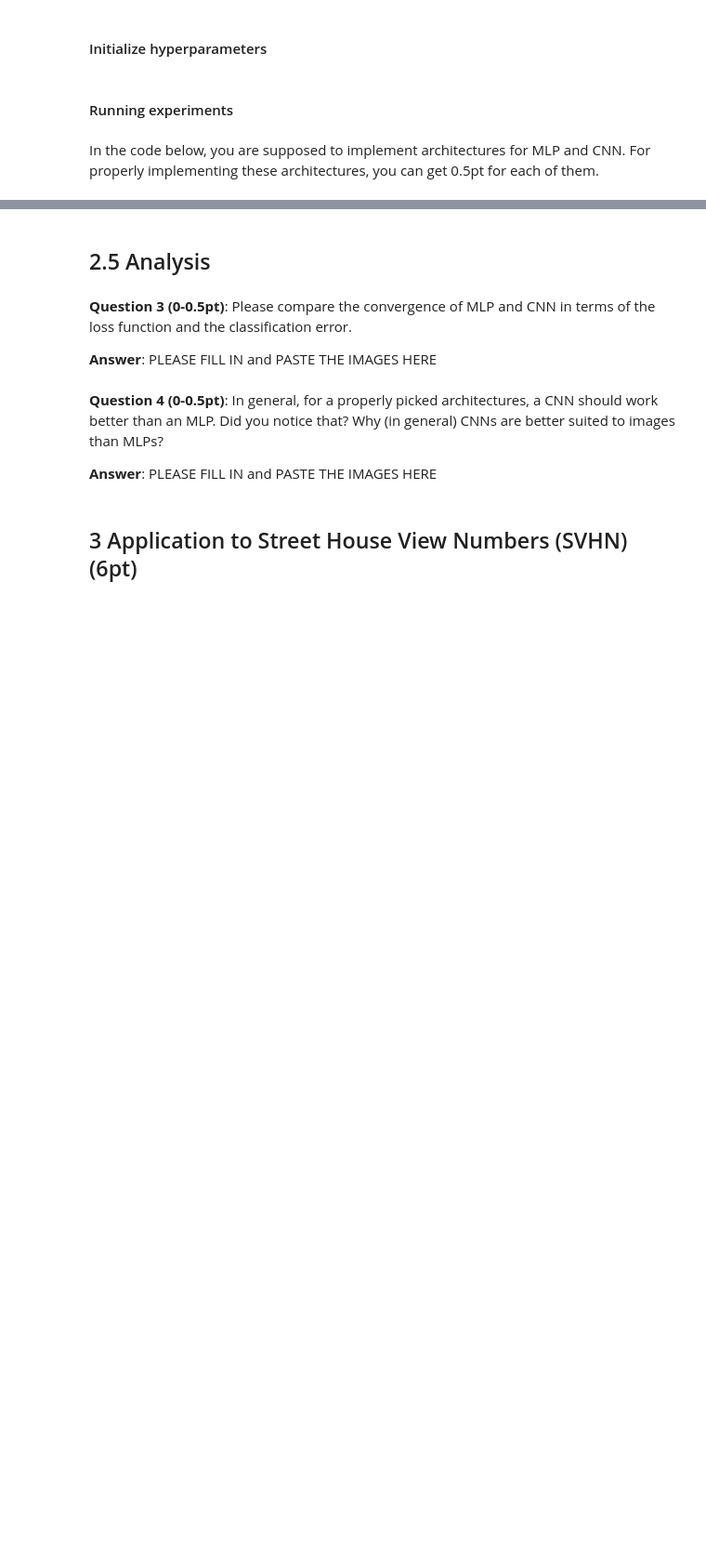
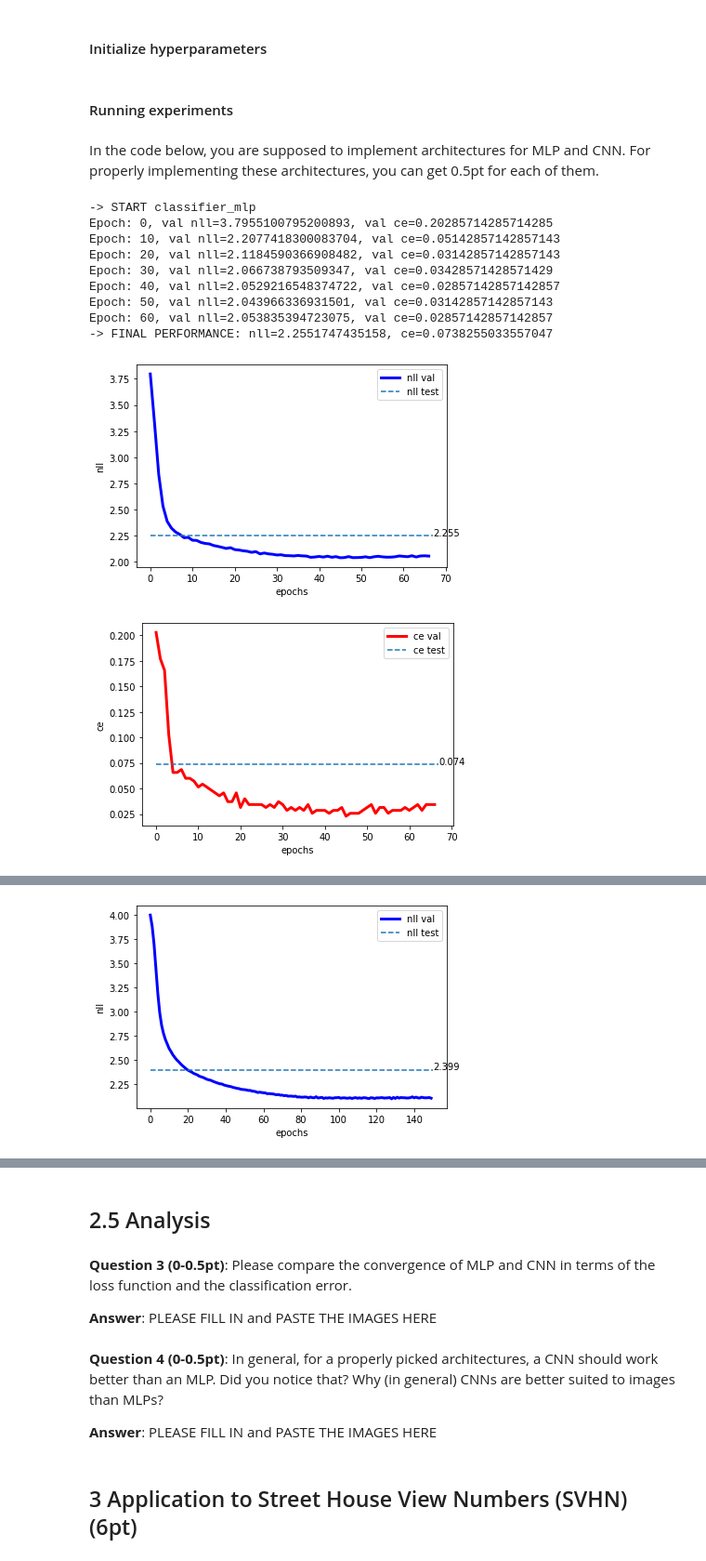
Before and after one commit to ChackMociute/Computational-Intelligence, a Jupyter notebook: Assignments/Assignment 4/assignment_4.ipynb, the cells around one changed output, grey strips where cells are left out. Shown: that part at 93% size. Cells and saved outputs as stored; diff of their text form; code cells hidden in the pictures; blank space fills up the shorter version.

```diff
--- a/Assignments/Assignment 4/assignment_4.ipynb
+++ b/Assignments/Assignment 4/assignment_4.ipynb
@@ -135,23 +130,19 @@ class ClassifierNeuralNet(nn.Module):
         self.classnet = classnet
         # The loss function (the negative log-likelihood)
         self.nll = nn.NLLLoss(reduction='none') #it requires log-softmax as input!!
+        self.lb = LabelBinarizer()
+        self.lb.fit(np.arange(10))
 
     # This function classifies an image x to a class.
     # The output must be a class label (long).
     def classify(self, x):
-        #------
-        # PLEASE FILL IN
-        # y_pred = ...
-
-        return y_pred
+        return torch.tensor([np.argmax(i.detach().numpy()) for i in self.classnet(x)])
 
     # This function is crucial for a module in PyTorch.
     # In our framework, this class outputs a value of the loss function.
     def forward(self, x, y, reduction='avg'):
-        #------
-        # PLEASE FILL IN
-        # loss = ...
-        #------
+        loss = self.nll(self.classnet(x), y.type(torch.LongTensor))#torch.tensor(self.lb.transform(y)))
+
         if reduction == 'sum':
             return loss.sum()
         else:
@@ -342,9 +358,9 @@ for name in names:
         name = name + '_M_' + str(M) + '_kernels_' + str(num_kernels)
 
     # Create a folder if necessary
-    result_dir = os.path.join(results_dir, 'results', name + '/')
+    result_dir = os.path.join(os.getcwd(), 'results', name + '\\')
     if not(os.path.exists(result_dir)):
-        os.mkdir(result_dir)
+        os.makedirs(result_dir)
 
     # MLP
     if name[0:14] == 'classifier_mlp':
@@ -353,54 +369,71 @@ for name in names:
         # 0
         # 0.5pt if properly implemented
         #=========
-        #------
-        # PLEASE FILL IN:
-        # classnet = nn.Sequential(...)
-        #
-        # You are asked here to propose your own architecture
-        # NOTE: Please remember that the output must be LogSoftmax!
-        #------
+        classnet = nn.Sequential(
+                    nn.Linear(D, 128),
+                    nn.ReLU(),
+                    nn.Linear(128, 64),
+                    nn.ReLU(),
+                    nn.Linear(64, 64),
+                    nn.ReLU(),
+                    nn.Linear(64, 32),
+                    nn.ReLU(),
+                    nn.Linear(32, K),
+                    nn.LogSoftmax(dim=0))
 
     # CNN
     elif name[0:14] == 'classifier_cnn':
-
         #=========
         # GRADING:
         # 0
         # 0.5pt if properly implemented
         #=========
-        #------
-        # PLEASE FILL IN:
-        # classnet = nn.Sequential(...)
-        #
-        # You are asked here to propose your own architecture
-        # NOTE: Plese note that the images are represented as vectors, thus, you must
-        # use Reshape(size) as the first layer, and Flatten() after all convolutional
-        # layers and before linear layers.
-        # NOTE: Please remember that the output must be LogSoftmax!
-        #------
+        classnet = nn.Sequential(
+                    Reshape(size=(1,8,8)),
+                    nn.Conv2d(1, 1, 3, stride=1, padding='same'),
+                    Flatten(),
+                    nn.Linear(64, 32),
+                    nn.ReLU(),
+                    nn.Linear(32, 32),
+                    nn.ReLU(),
+                    nn.Linear(32, 16),
+                    nn.ReLU(),
+                    nn.Linear(16, K),
+                    nn.LogSoftmax(dim=0))
 
     # Init ClassifierNN
     model = ClassifierNeuralNet(classnet)
 
     # Init OPTIMIZER (here we use ADAMAX)
     optimizer = torch.optim.Adamax([p for p in model.parameters() if p.requires_grad == True], lr=lr, weight_decay=wd)
 
     # Training procedure
     nll_val, error_val = training(name=result_dir + name,
                                   max_patience=max_patience,
                                   num_epochs=num_epochs,
                                   model=model,
                                   optimizer=optimizer,
                                   training_loader=training_loader,
                                   val_loader=val_loader)
 
     # The final evaluation (on the test set)
     test_loss, test_error = evaluation(name=result_dir + name, test_loader=test_loader)
     # write the results to a file
     f = open(result_dir + name + '_test_loss.txt', "w")
     f.write('NLL: ' + str(test_loss) + '\nCE: ' + str(test_error))
     f.close()
     # create curves
     plot_curve(result_dir + name, nll_val, file_name='_nll_val_curve.pdf', ylabel='nll', test_eval=test_loss)
     plot_curve(result_dir + name, error_val, file_name='_ca_val_curve.pdf', ylabel='ce', color='r-', test_eval=test_error)
+# %% [output]
+-> START classifier_mlp
+Epoch: 0, val nll=3.7955100795200893, val ce=0.20285714285714285
+Epoch: 10, val nll=2.2077418300083704, val ce=0.05142857142857143
+Epoch: 20, val nll=2.1184590366908482, val ce=0.03142857142857143
+Epoch: 30, val nll=2.066738793509347, val ce=0.03428571428571429
+Epoch: 40, val nll=2.0529216548374722, val ce=0.02857142857142857
+Epoch: 50, val nll=2.043966336931501, val ce=0.03142857142857143
+Epoch: 60, val nll=2.053835394723075, val ce=0.02857142857142857
+-> FINAL PERFORMANCE: nll=2.2551747435158, ce=0.0738255033557047
+[figure, added]
+[figure, added]
@@ -406,0 +457 @@ for name in names:
+[figure, added]
```
Also changed, not shown: parts of 17 cells of this notebook.
